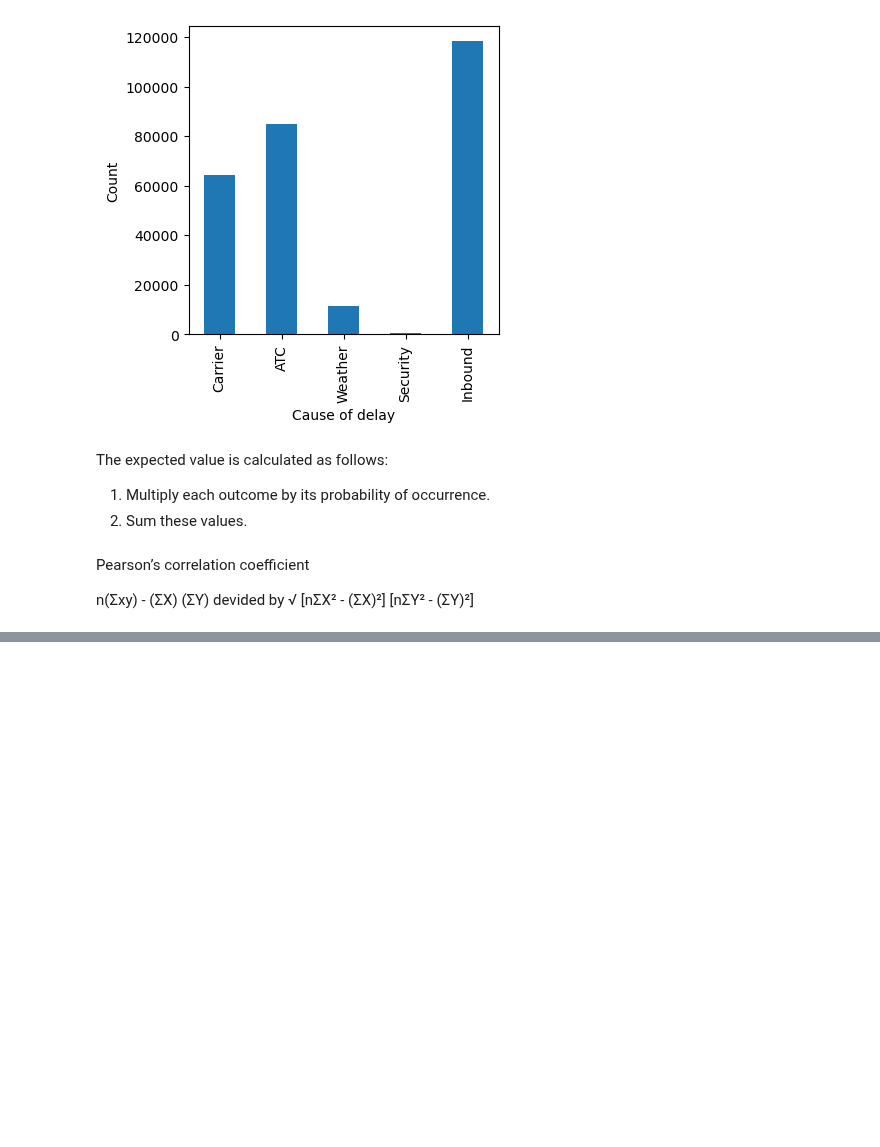
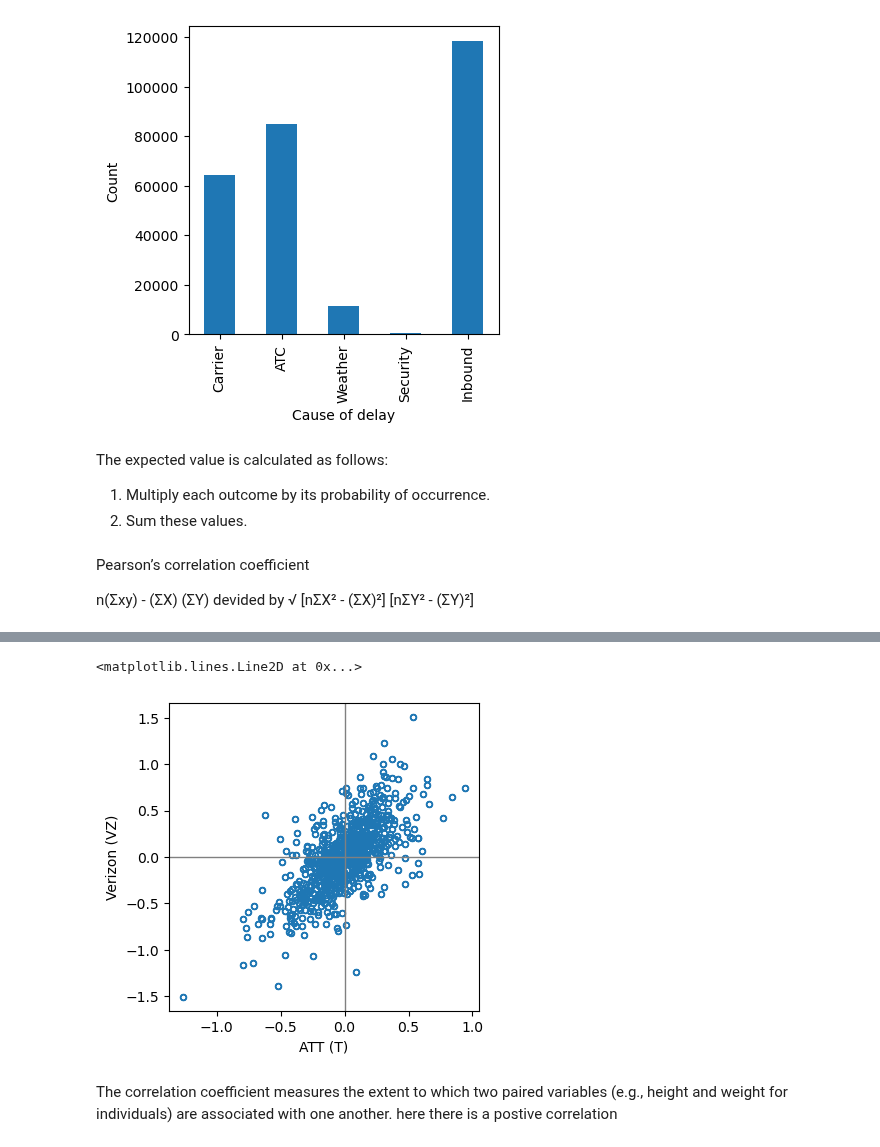
Before and after one commit to Alex-Zargarian/Practical_Statistics_for-_DS, a Jupyter notebook: datascience.ipynb, the cells around one changed output, grey strips where cells are left out. Cells and saved outputs as stored; diff of their text form; code cells hidden in the pictures; blank space fills up the shorter version.

```diff
--- a/datascience.ipynb
+++ b/datascience.ipynb
@@ -122,0 +186,6 @@ devided by
+# %%
+telecomSymbols = sp500_sym[sp500_sym['sector'] == 'telecommunications_services']['symbol']
+# %%
+telecom = sp500_px.loc[sp500_px.index >= '2012-07-01', telecomSymbols]
+telecom.corr()
+print(telecom)
@@ -122,0 +207,11 @@ devided by
+# %%
+ax = telecom.plot.scatter(x='T', y='VZ', figsize=(4, 4), marker='$\u25EF$')
+ax.set_xlabel('ATT (T)')
+ax.set_ylabel('Verizon (VZ)')
+ax.axhline(0, color='grey', lw=1)
+ax.axvline(0, color='grey', lw=1)
+# %% [output]
+<matplotlib.lines.Line2D at 0x...>
+[figure, added]
+# %% [markdown]
+The correlation coefficient measures the extent to which two paired variables (e.g., height and weight for individuals) are associated with one another. here there is a postive correlation
```
Also changed, not shown: parts of 5 cells of this notebook, 3 other files.
